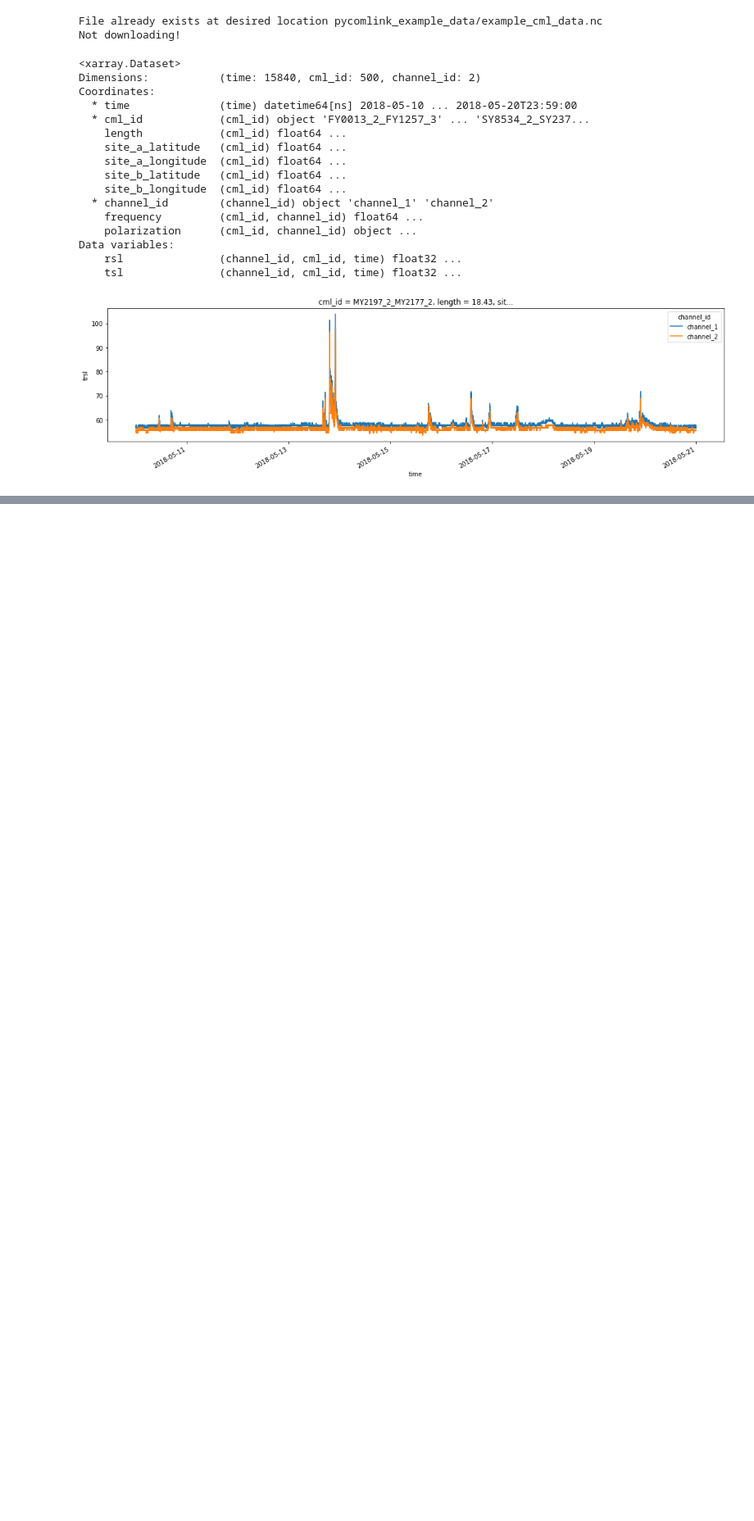
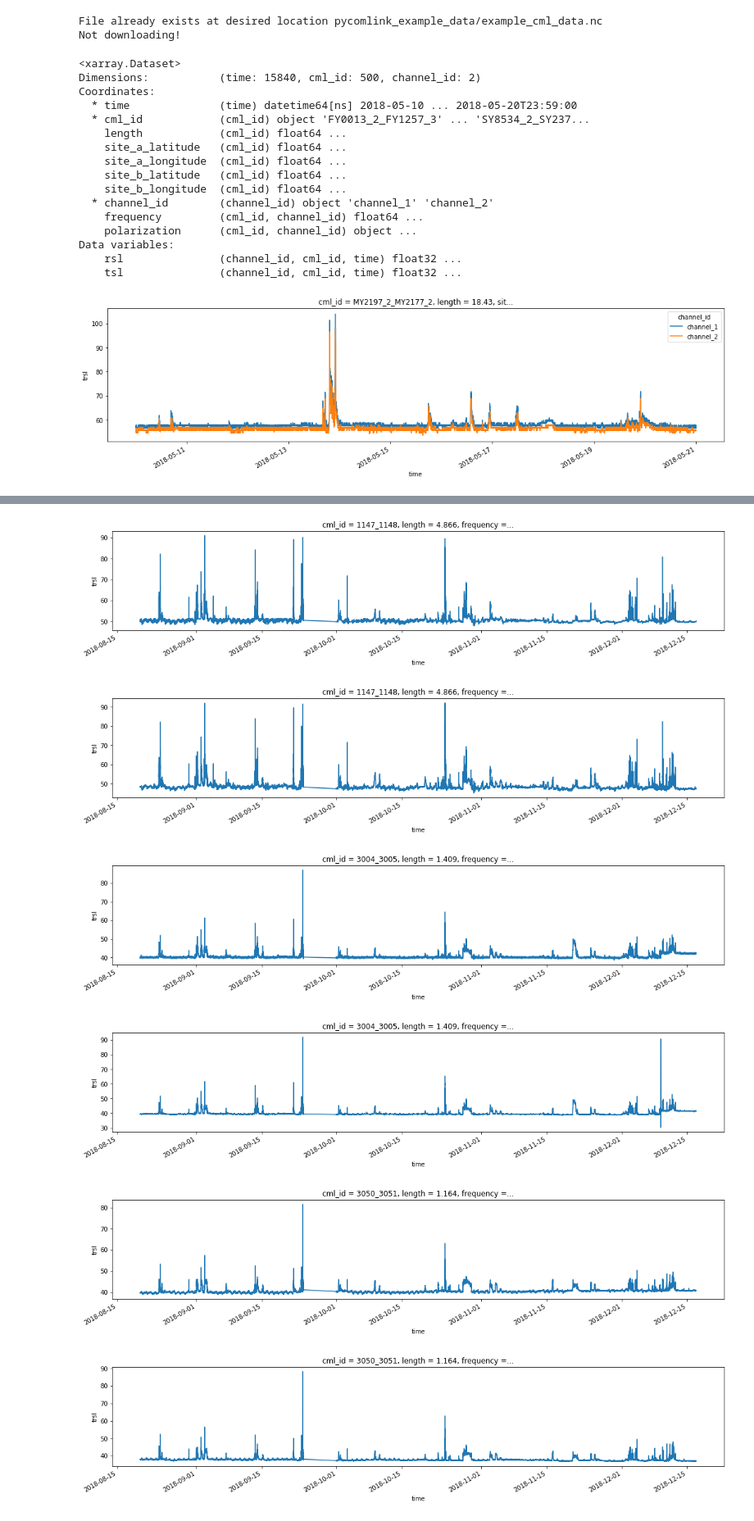
Before and after one commit to OpenSenseAction/OPENSENSE_sandbox, a Jupyter notebook: Explore existing datasets.ipynb, the cells around one changed output, grey strips where cells are left out. Shown at 82% size. Saved outputs shown, nothing was run; the diff lists cells and outputs as text; code cells hidden in the pictures; blank space fills up the shorter version.

```diff
--- a/Explore existing datasets.ipynb
+++ b/Explore existing datasets.ipynb
@@ -79,0 +171,40 @@ ds.isel(cml_id=42).trsl.plot.line(x='time', figsize=(18,4));
+# %%
+fn = "fencl_2020_Eband_CML/dataset.zip"
+
+zfile = zipfile.ZipFile(fn)
+zfile.f
+# %%
+import os
+
+ds_list = []
+
+fn = "fencl_2020_Eband_CML/dataset.zip"
+
+with zipfile.ZipFile(fn) as zfile:
+    for i, row in df_metadata.iterrows():
+        for ab in ['a', 'b']:
+            raw_data_fn = os.path.join('raw/commercial_microwave_links_total_loss', f'{i}{ab}.csv')
+            print(f'Parsing raw data from {raw_data_fn}')
+            # get file handle for CSV files stored in the ZIP file
+            f = zfile.open(raw_data_fn)
+            df_data = pd.read_csv(
+                f,
+                index_col=0,
+                parse_dates=True,
+                sep=';',
+            )
+            ds_list.append(
+                xr.Dataset(
+                    data_vars={'trsl': (('time'), df_data.total_loss)},
+                    coords=dict(
+                        time=df_data.index.values,
+                        cml_id=row.id_old,
+                        length=row.length/1e3,
+                        frequency=row[f'freq{ab.upper()}'],
+                        site_a_longitude=row.lonA,
+                        site_b_longitude=row.lonB,
+                        site_a_latitude=row.latA,
+                        site_b_latitude=row.latB,
+                    ),
+                )
+            )
@@ -79,0 +224,10 @@ ds.isel(cml_id=42).trsl.plot.line(x='time', figsize=(18,4));
+# %%
+for ds in ds_list:
+    ds.trsl.plot(x='time', figsize=(18, 2));
+# %% [output]
+[figure, added]
+[figure, added]
+[figure, added]
+[figure, added]
+[figure, added]
+[figure, added]
```
Also changed, not shown: parts of 14 cells of this notebook.
